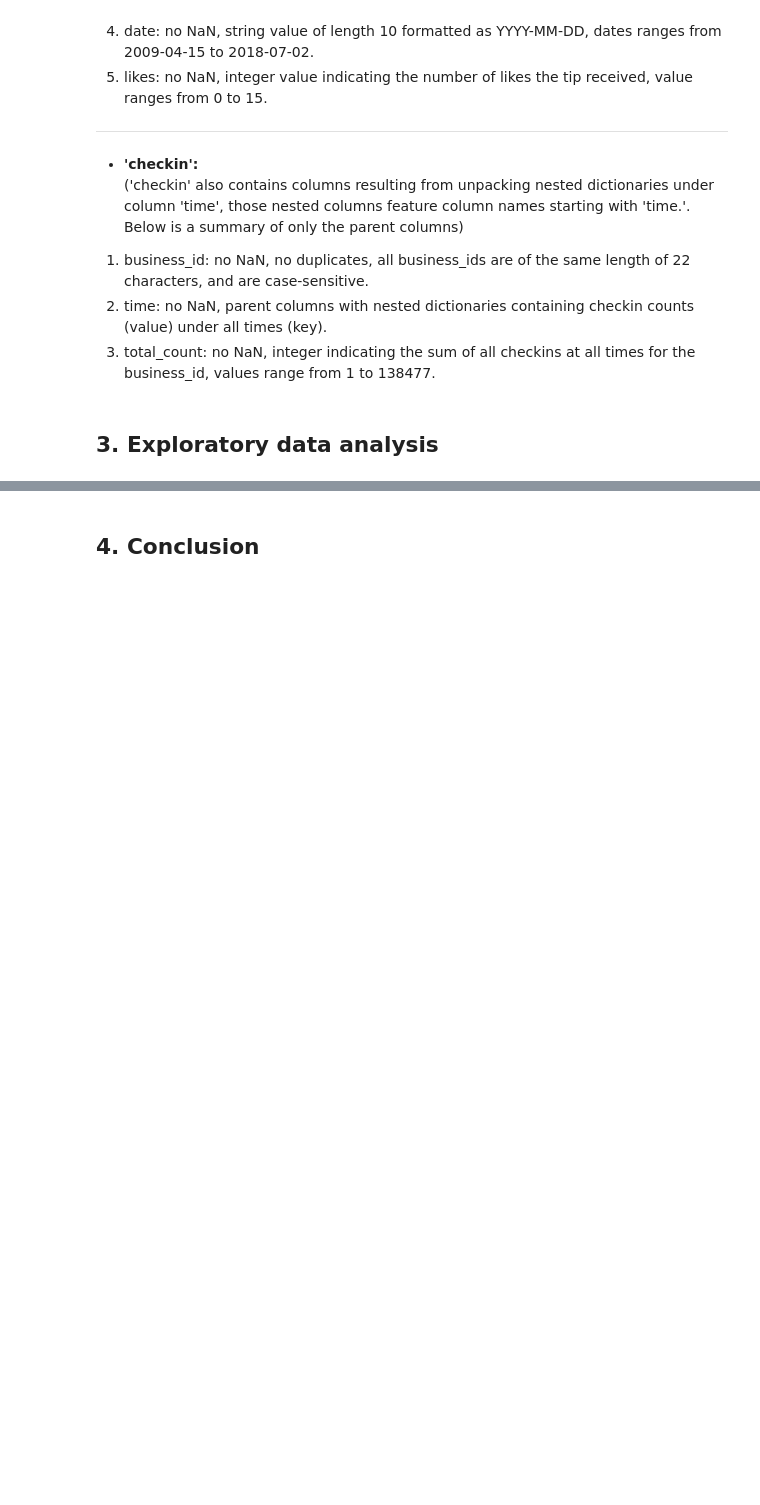
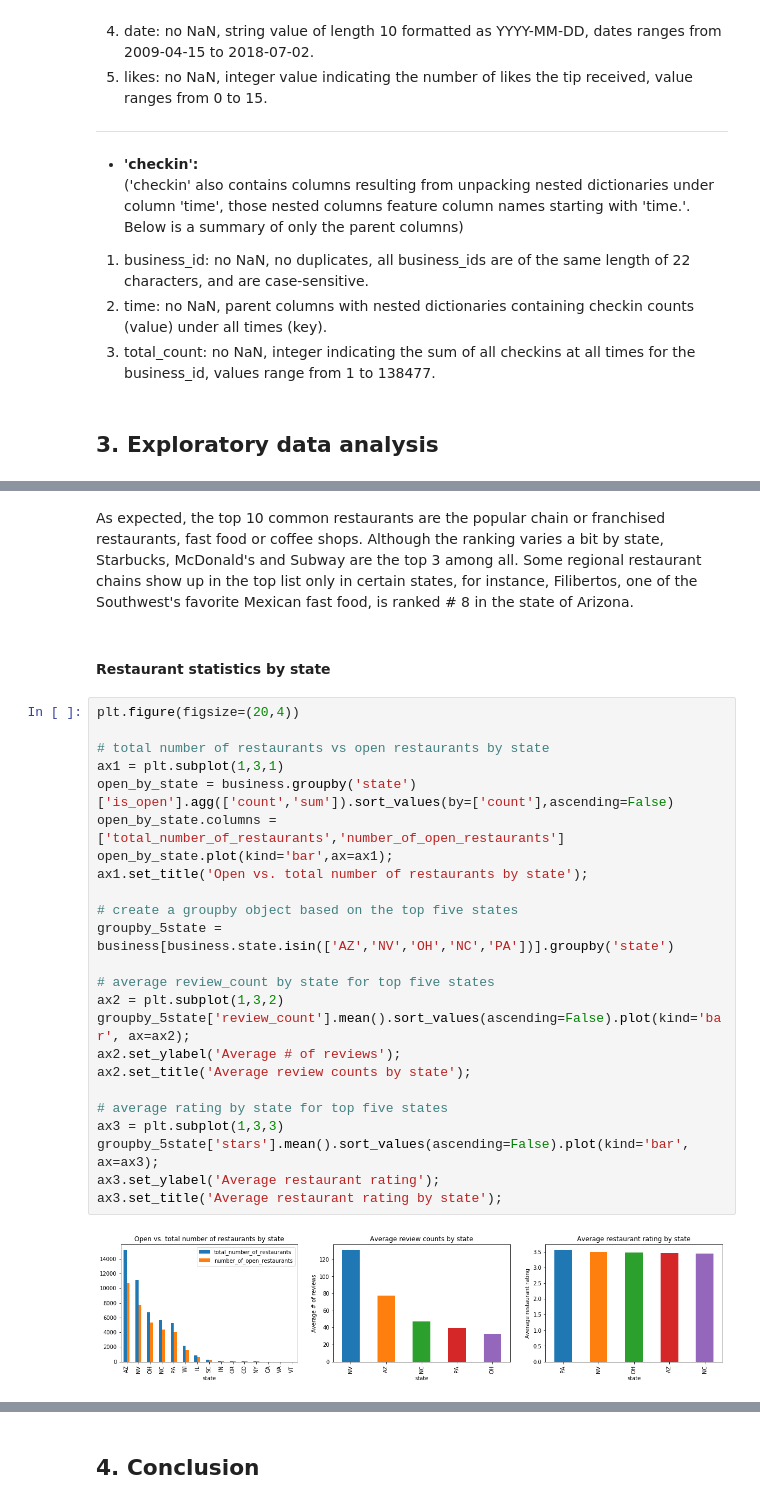
Before and after one commit to jingzhaomirror/capstone2_hybrid_yelp_recommender, a Jupyter notebook: milestone_report.ipynb, the cells around one changed output, grey strips where cells are left out. Cells and saved outputs as stored; diff of their text form; blank space fills up the shorter version.

```diff
--- a/milestone_report.ipynb
+++ b/milestone_report.ipynb
@@ -285,0 +350,31 @@ checkin.to_csv(path_or_buf='checkin_clean.csv',index=False)
+# %% [markdown]
+As expected, the top 10 common restaurants are the popular chain or franchised restaurants, fast food or coffee shops.
+Although the ranking varies a bit by state, Starbucks, McDonald's and Subway are the top 3 among all. Some regional restaurant chains show up in the top list only in certain states, for instance, Filibertos, one of the Southwest's favorite Mexican fast food, is ranked # 8 in the state of Arizona.
+# %% [markdown]
+#### Restaurant statistics by state
+# %%
+plt.figure(figsize=(20,4))
+
+# total number of restaurants vs open restaurants by state
+ax1 = plt.subplot(1,3,1)
+open_by_state = business.groupby('state')['is_open'].agg(['count','sum']).sort_values(by=['count'],ascending=False)
+open_by_state.columns = ['total_number_of_restaurants','number_of_open_restaurants']
+open_by_state.plot(kind='bar',ax=ax1);
+ax1.set_title('Open vs. total number of restaurants by state');
+
+# create a groupby object based on the top five states
+groupby_5state = business[business.state.isin(['AZ','NV','OH','NC','PA'])].groupby('state')
+
+# average review_count by state for top five states
+ax2 = plt.subplot(1,3,2)
+groupby_5state['review_count'].mean().sort_values(ascending=False).plot(kind='bar', ax=ax2);
+ax2.set_ylabel('Average # of reviews');
+ax2.set_title('Average review counts by state');
+
+# average rating by state for top five states
+ax3 = plt.subplot(1,3,3)
+groupby_5state['stars'].mean().sort_values(ascending=False).plot(kind='bar', ax=ax3);
+ax3.set_ylabel('Average restaurant rating');
+ax3.set_title('Average restaurant rating by state');
+# %% [output]
+[figure, added]
```
Also changed, not shown: parts of 32 cells of this notebook.
